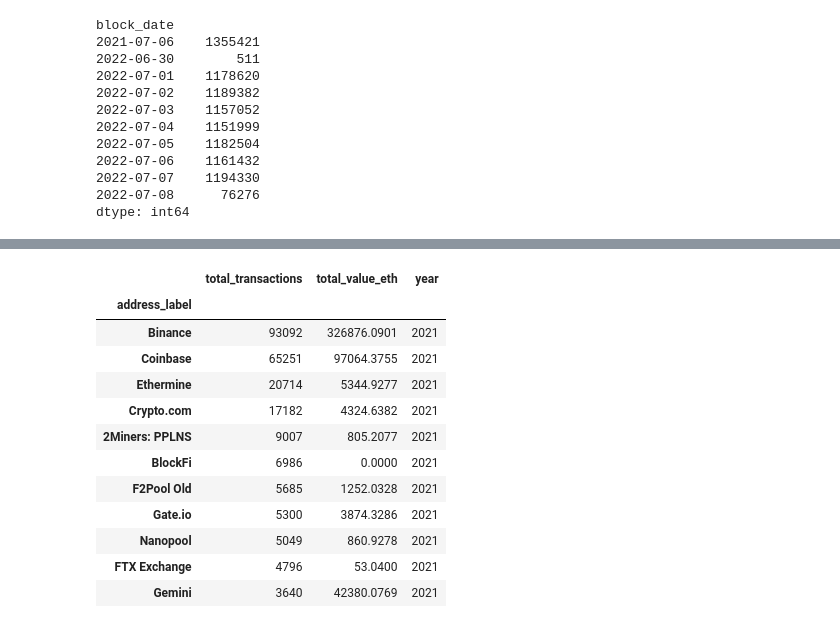
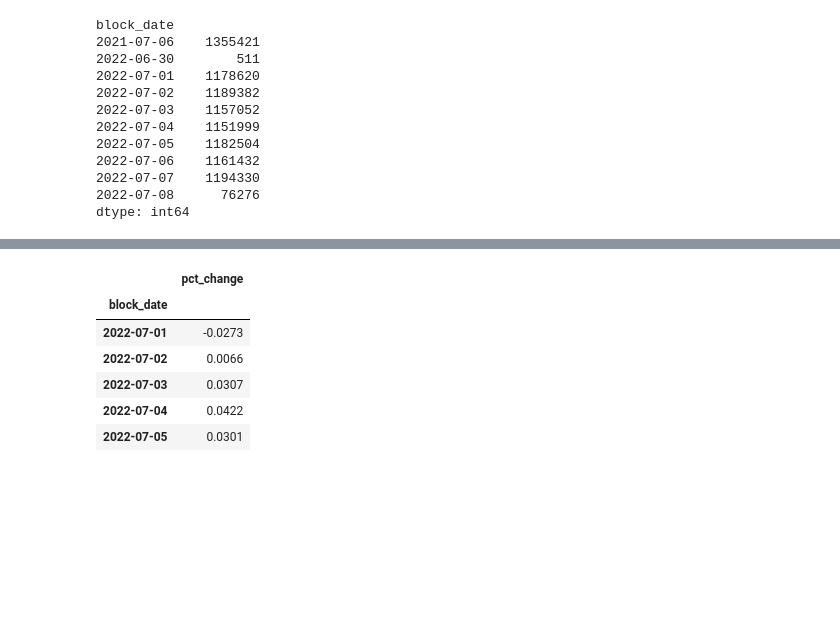
Before and after one commit to InterUniverse/blockchain, a Jupyter notebook: ethereum/nbs/ethereum_eda.ipynb, the cells around one changed output, grey strips where cells are left out. Cells and saved outputs as stored; diff of their text form; code cells hidden in the pictures; blank space fills up the shorter version.

```diff
--- a/ethereum/nbs/ethereum_eda.ipynb
+++ b/ethereum/nbs/ethereum_eda.ipynb
@@ -102,2 +115,3 @@ alt.Chart(txn_daily).mark_line().encode(
 # %%
-txn_daily_pct = txn_daily.set_index('block_date').drop(columns='block_year').pct_change(periods=7).dropna()
+df_txn_daily_pct = df_txn_daily.set_index('block_date').drop(columns='block_year').pct_change(periods=7).dropna()
+df_txn_daily_pct.rename(columns={'transactions':'pct_change'}, inplace=True)
@@ -157,16 +118,10 @@ df_agg_2021_label['year'] = 2021
-# %%
-df_agg_2021_label.sort_values(by='total_transactions', ascending=False)
-# %% [output]
-|  | total_transactions | total_value_eth | year |
-| address_label |  |  |  |
-| Binance | 93092 | 326876.0901 | 2021 |
-| Coinbase | 65251 | 97064.3755 | 2021 |
-| Ethermine | 20714 | 5344.9277 | 2021 |
-| Crypto.com | 17182 | 4324.6382 | 2021 |
-| 2Miners: PPLNS | 9007 | 805.2077 | 2021 |
-| BlockFi | 6986 | 0.0000 | 2021 |
-| F2Pool Old | 5685 | 1252.0328 | 2021 |
-| Gate.io | 5300 | 3874.3286 | 2021 |
-| Nanopool | 5049 | 860.9278 | 2021 |
-| FTX Exchange | 4796 | 53.0400 | 2021 |
-| Gemini | 3640 | 42380.0769 | 2021 |
+# %%
+df_txn_daily_pct.head()
+# %% [output]
+|  | pct_change |
+| block_date |  |
+| 2022-07-01 | -0.0273 |
+| 2022-07-02 | 0.0066 |
+| 2022-07-03 | 0.0307 |
+| 2022-07-04 | 0.0422 |
+| 2022-07-05 | 0.0301 |
```
Also changed, not shown: parts of 26 cells of this notebook, 1 other file.
